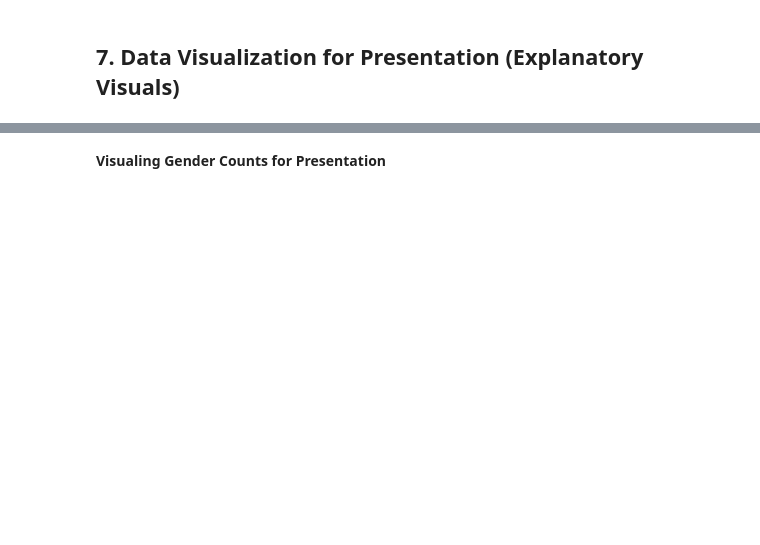
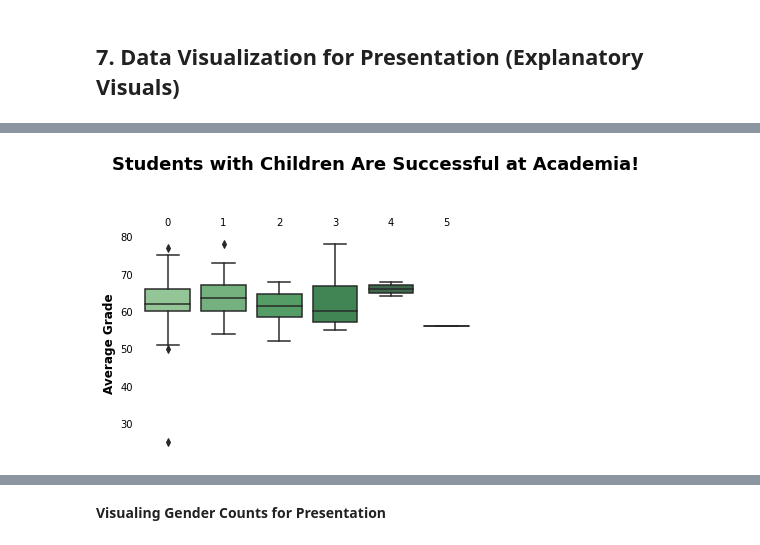
Before and after one commit to ofeliiaB/parental_status_vs_college_performance, a Jupyter notebook: Data_Analytics_Assignment.ipynb, the cells around one changed output, grey strips where cells are left out. Drawn from its saved outputs; the diff is of its cells as text; code cells hidden in the pictures; blank space fills up the shorter version.

```diff
--- a/Data_Analytics_Assignment.ipynb
+++ b/Data_Analytics_Assignment.ipynb
@@ -699,0 +761,26 @@ interested_stats
+# %%
+fig, ax = plt.subplots()
+sns.boxplot(ax=ax, data=file, y="Average_grade", x="Kids", palette="Greens_d")
+ax.tick_params(bottom=False, left=False)
+plt.ylabel("Average Grade", size=12, weight="bold")
+plt.xlabel("")
+ax.text(
+    x=-1,
+    y=98,
+    s="Students with Children Are Successful at Academia!",
+    size=18,
+    weight="bold",
+)
+ax.text(
+    x=-1,
+    y=92,
+    s="",
+    size=14,
+    weight="bold",
+)
+ax.xaxis.tick_top()
+ax.tick_params(top=False, left=False)
+sns.despine(left=True, bottom=True)
+plt.show()
+# %% [output]
+[figure, added]
```
Also changed, not shown: parts of 10 cells of this notebook.
